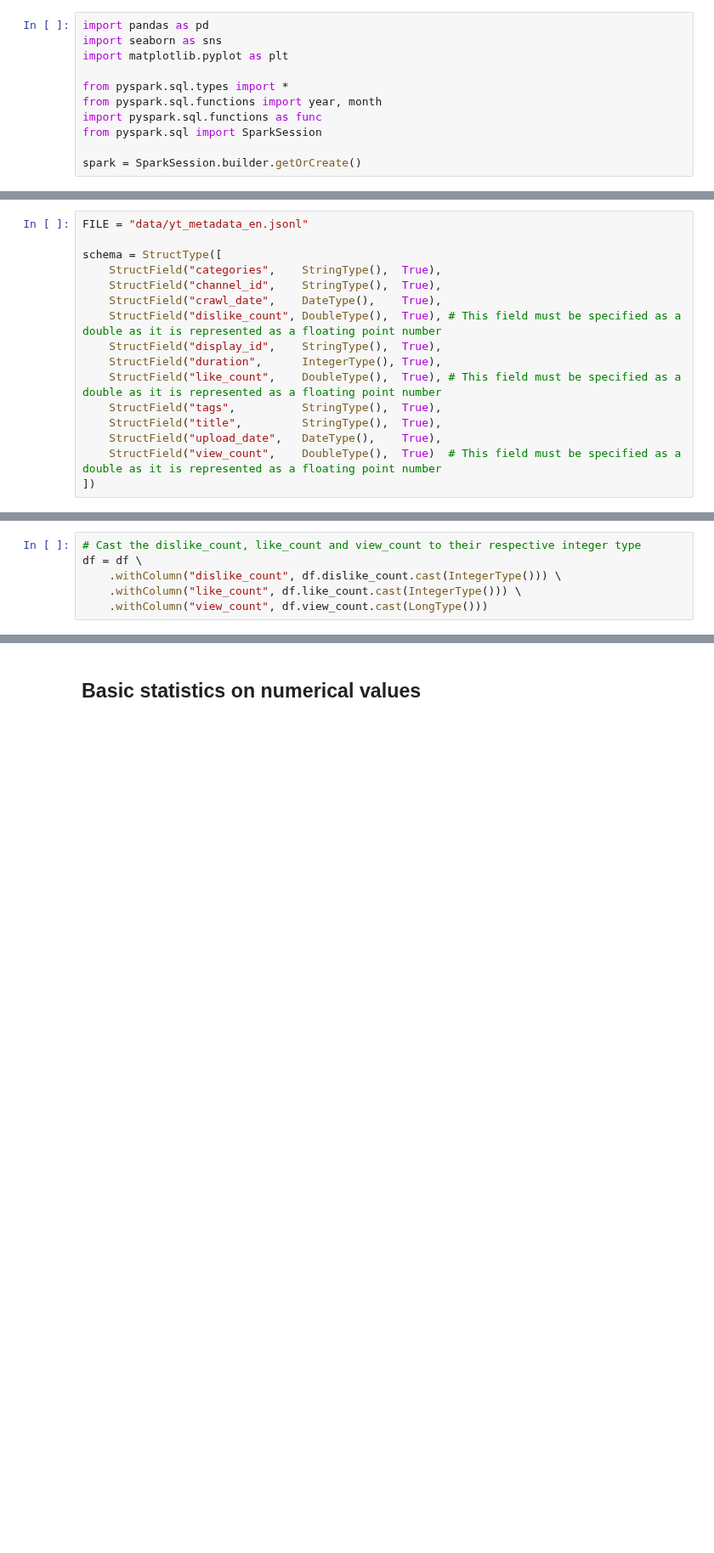
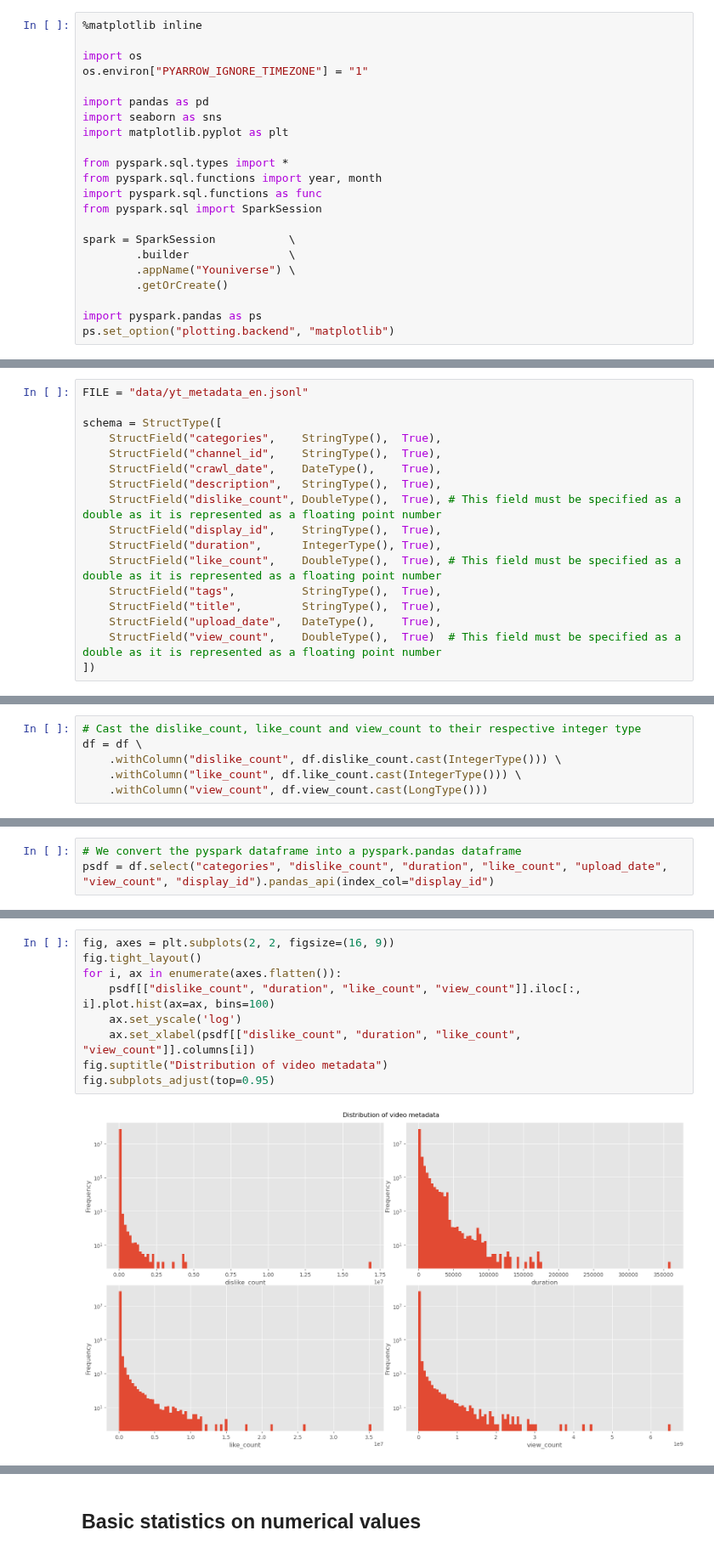
Before and after one commit to epfl-ada/ada-2022-project-fraisetagada, a Jupyter notebook: extract_videos.ipynb, the cells around one changed output, grey strips where cells are left out. Shown at 85% size. Saved outputs shown, nothing was run; the diff lists cells and outputs as text; blank space fills up the shorter version.

Commit message:
Add histograms

```diff
--- a/extract_videos.ipynb
+++ b/extract_videos.ipynb
@@ -1,4 +3,9 @@
 # %%
+%matplotlib inline
+
+import os
+os.environ["PYARROW_IGNORE_TIMEZONE"] = "1"
+
 import pandas as pd
 import seaborn as sns
 import matplotlib.pyplot as plt
@@ -8,7 +15,13 @@ from pyspark.sql.functions import year, month
 import pyspark.sql.functions as func
 from pyspark.sql import SparkSession
 
-spark = SparkSession.builder.getOrCreate()
+spark = SparkSession           \
+        .builder               \
+        .appName("Youniverse") \
+        .getOrCreate()
+
+import pyspark.pandas as ps
+ps.set_option("plotting.backend", "matplotlib")
 # %%
 plt.style.use("ggplot")
 # %% [markdown]
@@ -30,6 +43,7 @@ schema = StructType([
     StructField("categories",    StringType(),  True),
     StructField("channel_id",    StringType(),  True),
     StructField("crawl_date",    DateType(),    True),
+    StructField("description",   StringType(),  True),
     StructField("dislike_count", DoubleType(),  True), # This field must be specified as a double as it is represented as a floating point number
     StructField("display_id",    StringType(),  True),
     StructField("duration",      IntegerType(), True),
@@ -82,3 +97,6 @@ df.show(2, vertical=True)
  upload_date   | 2016-09-28
  view_count    | 12894
 only showing top 2 rows
+# %%
+# We convert the pyspark dataframe into a pyspark.pandas dataframe
+psdf = df.select("categories", "dislike_count", "duration", "like_count", "upload_date", "view_count", "display_id").pandas_api(index_col="display_id")
@@ -84,0 +107,11 @@ only showing top 2 rows
+# %%
+fig, axes = plt.subplots(2, 2, figsize=(16, 9))
+fig.tight_layout()
+for i, ax in enumerate(axes.flatten()):
+    psdf[["dislike_count", "duration", "like_count", "view_count"]].iloc[:, i].plot.hist(ax=ax, bins=100)
+    ax.set_yscale('log')
+    ax.set_xlabel(psdf[["dislike_count", "duration", "like_count", "view_count"]].columns[i])
+fig.suptitle("Distribution of video metadata")
+fig.subplots_adjust(top=0.95)
+# %% [output]
+[figure, added]
```
Also changed, not shown: parts of 14 cells of this notebook, 1 other file.
